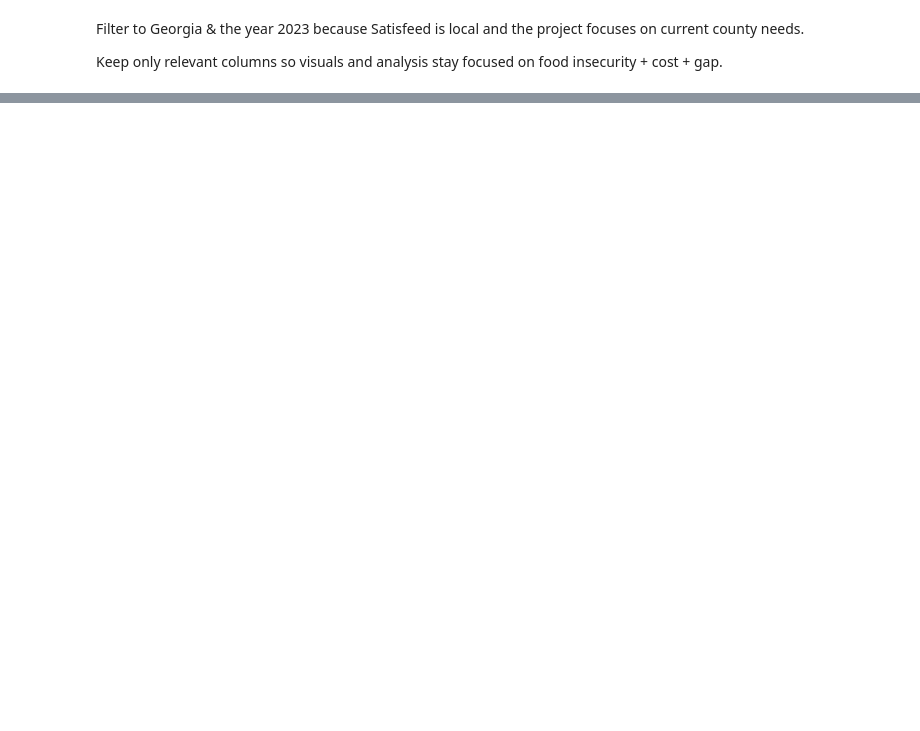
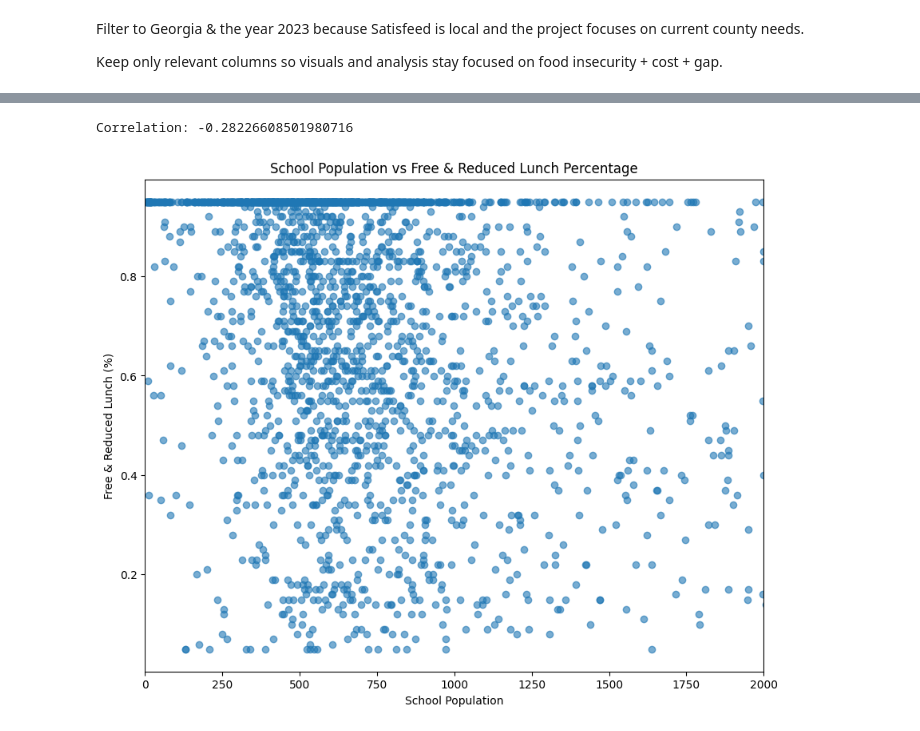
Before and after one commit to GGC-DSA/SatisfeedSchoolsDSA, a Jupyter notebook: docs-Spr2026/Food_Delivery_2026.ipynb, the cells around one changed output, grey strips where cells are left out. Cells and saved outputs as stored; diff of their text form; code cells hidden in the pictures; blank space fills up the shorter version.

```diff
--- a/docs-Spr2026/Food_Delivery_2026.ipynb
+++ b/docs-Spr2026/Food_Delivery_2026.ipynb
@@ -69,0 +151,3 @@ files.download('Cleaned Free and Reduced Lunch.csv')
+# %%
+df_head_count = pd.read_csv("Head count of Free and Reduced Lunch.csv")
+df_head_count.head()
@@ -69,0 +162,5 @@ files.download('Cleaned Free and Reduced Lunch.csv')
+# %%
+# Drop Unused data.
+df_cleaned_head_count = df_head_count.drop(columns = ["American Indian","Asian","Black","Hispanic Pacific Islander","Column10","Multiracial","White","Grand Total","Asian_2","Black_3"], axis=1)
+
+df_cleaned_head_count.head()
@@ -69,0 +174,4 @@ files.download('Cleaned Free and Reduced Lunch.csv')
+# %%
+# Full Simplified Clean Dataset
+df_cleaned_head_count = df_cleaned_head_count.drop(columns = ["American Indian_1","Hispanic","Multiracial_4","White_5", "Non Hispanic"], axis=1)
+df_cleaned_head_count.head()
@@ -359,0 +563,22 @@ Keep only relevant columns so visuals and analysis stay focused on food insecuri
+# %%
+correlation = df_cleaned_head_count["PK-12 Students Count"].corr(df_cleaned_head_count["Percentage (%) of Free & Reduced"])
+print("Correlation:", correlation)
+
+# The correlation number (being close to zero) shows that there is almost no corrlation between the two.
+
+plt.figure(figsize=(10, 8))
+
+plt.scatter(df_cleaned_head_count['PK-12 Students Count'], df_cleaned_head_count['Percentage (%) of Free & Reduced'], alpha=0.6)
+
+plt.xlim(0, 2000)
+
+plt.xlabel('School Population')
+plt.ylabel('Free & Reduced Lunch (%)')
+plt.title('School Population vs Free & Reduced Lunch Percentage')
+
+plt.show()
+
+#This plot here shows that the school's population and the Percentange and reduce lunch shows no m
+# %% [output]
+Correlation: -0.28226608501980716
+[figure, added]
```
Also changed, not shown: parts of 62 cells of this notebook.
